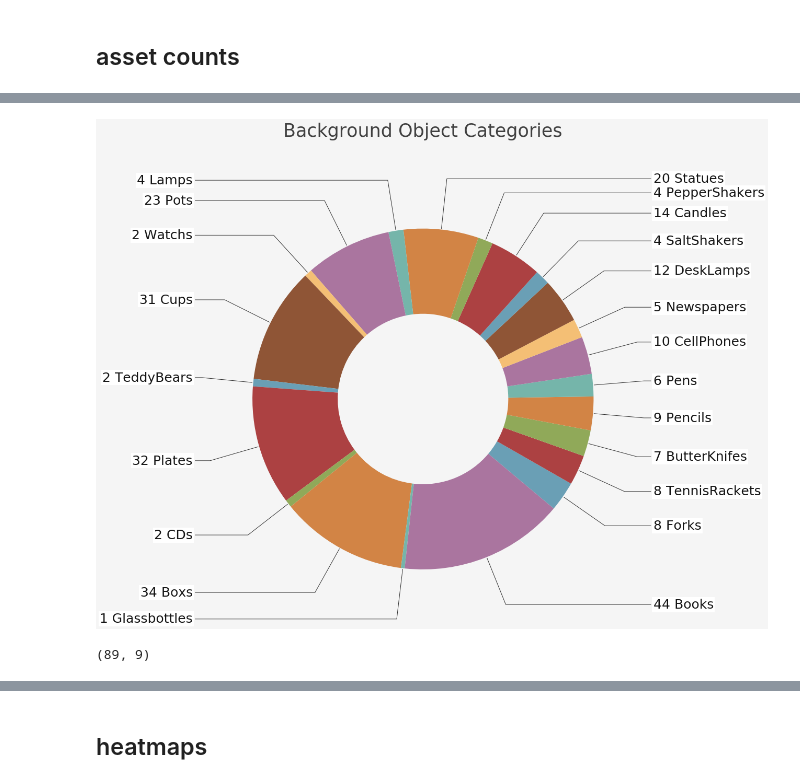
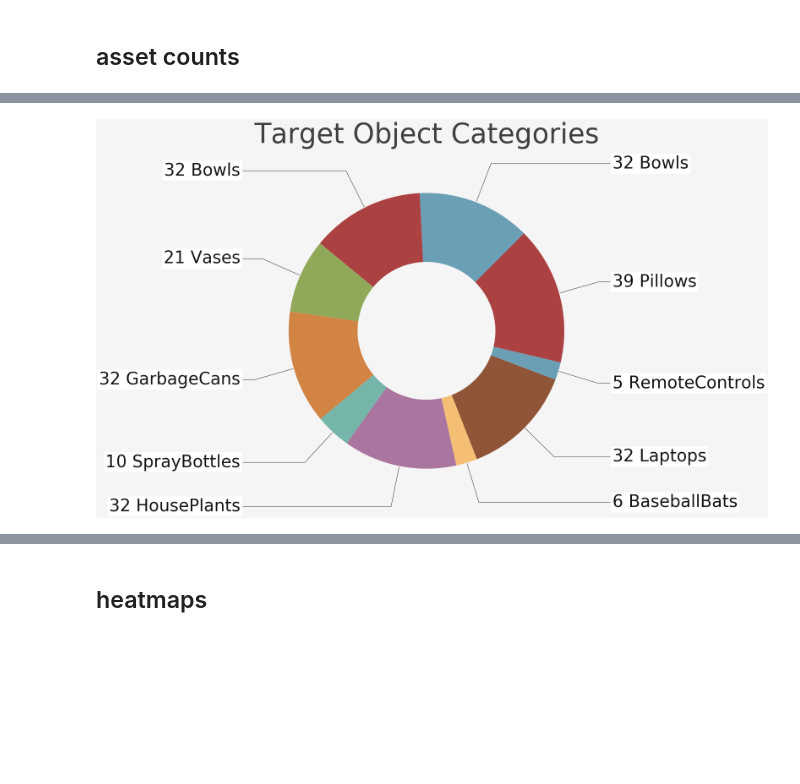
Before and after one commit to drschwenk/transfer, a Jupyter notebook: robothor_stats.ipynb, the cells around one changed output, grey strips where cells are left out. Drawn from its saved outputs; the diff is of its cells as text; code cells hidden in the pictures; blank space fills up the shorter version.

```diff
--- a/robothor_stats.ipynb
+++ b/robothor_stats.ipynb
@@ -465,26 +496,0 @@ def make_standard_fig(fig_plt, fig_labels=None, save = False, outfile='fig.pdf',
-# %%
-def make_donut_plot(donut_data, startangle=-40):
-    fig, ax = plt.subplots(figsize=(16, 15), subplot_kw=dict(aspect="equal"))
-
-    labels = [f'{count} {c}s' for c, count, in donut_data]
-
-    data = list(zip(*donut_data))[1]
-
-    wedges, texts = ax.pie(data, wedgeprops=dict(width=0.5), startangle=startangle)
-
-    bbox_props = dict(boxstyle="square, pad=0.1", fc="w", ec="k", lw=0.0)
-    kw = dict(arrowprops=dict(arrowstyle="-"),
-              bbox=bbox_props, zorder=0, va="center")
-
-    for i, p in enumerate(wedges):
-        ang = (p.theta2 - p.theta1) / 2. + p.theta1
-        y = np.sin(np.deg2rad(ang))
-        x = np.cos(np.deg2rad(ang))
-        horizontalalignment = {-1: "right", 1: "left"}[int(np.sign(x))]
-        connectionstyle = "angle,angleA=0,angleB={}".format(ang)
-        kw["arrowprops"].update({"connectionstyle": connectionstyle})
-        ax.annotate(labels[i], xy=(x, y), xytext=(1.35 *np.sign(x), 1.3 * y),
-                    horizontalalignment=horizontalalignment, **kw, fontsize=25)
-
-#     ax.set_title(title)
-    return fig
@@ -529,22 +542,19 @@ import random
 # %%
 obj_only_df = furn_obj_df[furn_obj_df.category == 'object']
-bg_obj_df = obj_only_df[obj_only_df.role == 'background']
-obj_cat_counts = bg_obj_df.groupby('objectType')['name'].nunique()
+target_df = obj_only_df[obj_only_df.role == 'expanded target']
+obj_cat_counts = target_df.groupby('objectType')['name'].nunique()
 donut_data = list(obj_cat_counts.to_dict().items())
 donut_data = sorted(donut_data, key=lambda x: x[1])
-donut_data = [val for pair in zip(donut_data[:len(donut_data)//2][::-1], donut_data[len(donut_data)//2:]) for val in pair]
+donut_data = [val for pair in zip(donut_data[:len(donut_data)//2 + 1][::-1], donut_data[len(donut_data)//2:]) for val in pair]
 
 fig_labels = {
-    'fig_title': 'Background Object Categories',
+    'fig_title': 'Target Object Categories',
       'x_label': '',
       'y_label': ''
 }
 
-fig_out = make_donut_plot(donut_data, -40)
-_ = make_standard_fig(fig_out, fig_labels, save=True, outfile='./figures/background_cats.pdf')
+
+fig_out = make_donut_plot(donut_data, 45)
+_ = make_donut_fig(fig_out, fig_labels, save=True, outfile='./figures/target_cats.pdf')
 # %% [output]
-[figure, old version]
+[figure, new version]
-# %%
-obj_only_df[obj_only_df['objectType'].str.contains('')].shape
-# %% [output]
-(89, 9)
```
Also changed, not shown: parts of 11 cells of this notebook, 1 other file.
